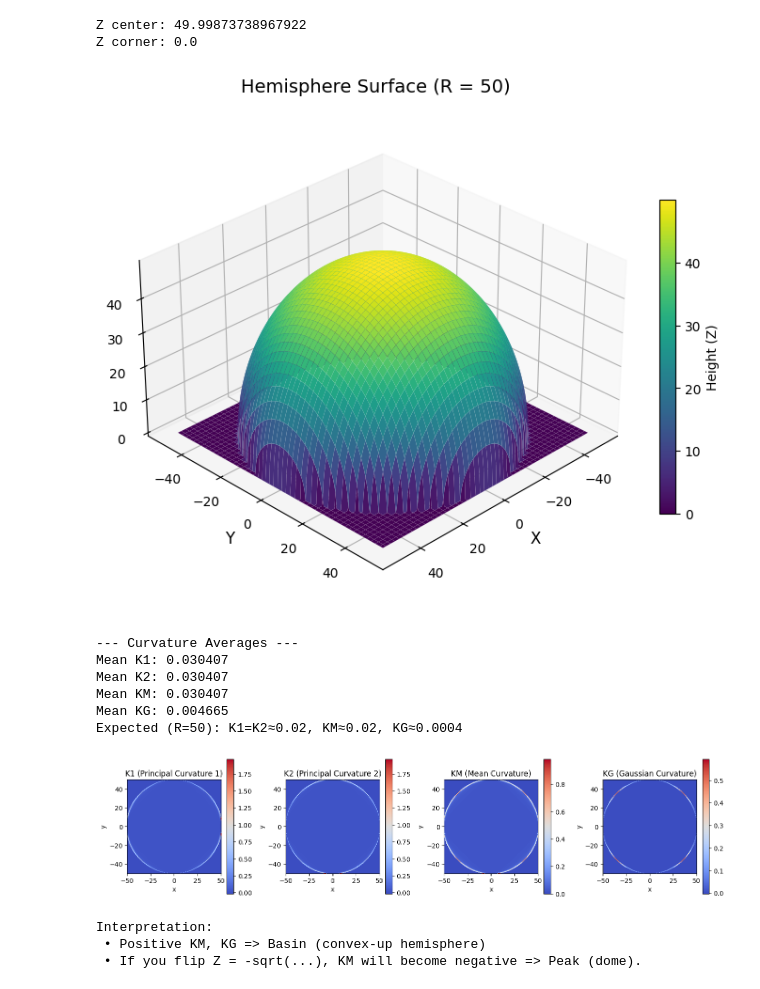
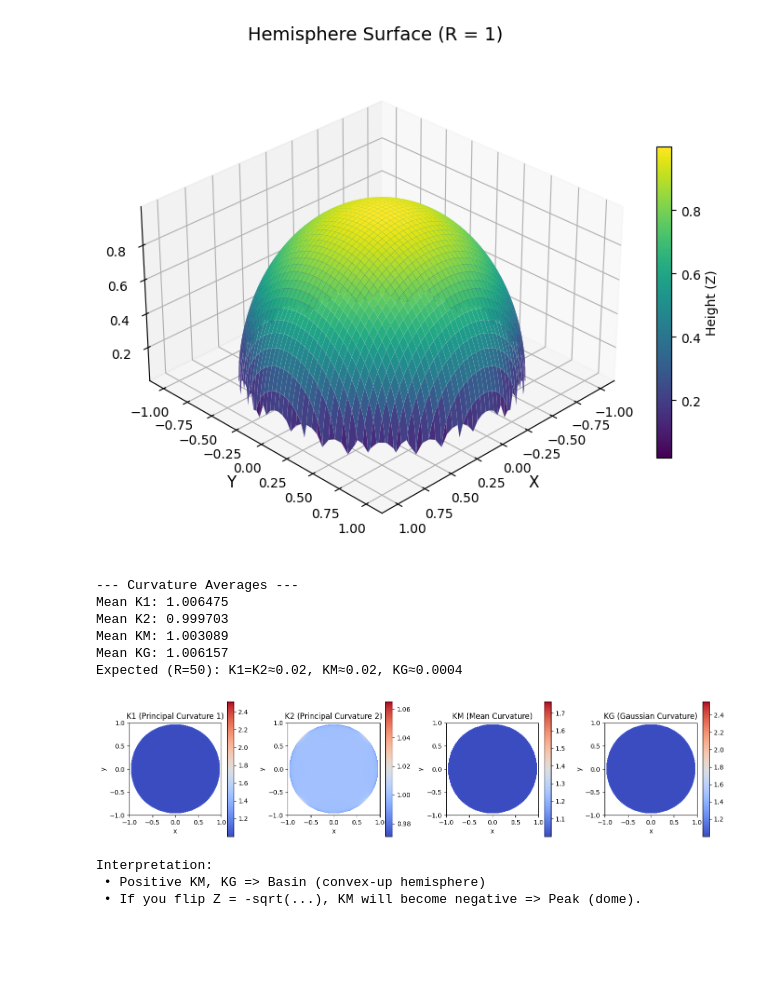
Before and after one commit to tschermer02/topoCurve1, a Jupyter notebook: src/example_sphere.ipynb, the cells around one changed output. Cells and saved outputs as stored; diff of their text form; code cells hidden in the pictures; blank space fills up the shorter version.

```diff
--- a/src/example_sphere.ipynb
+++ b/src/example_sphere.ipynb
@@ -10,14 +10,18 @@ import matplotlib.pyplot as plt
 # ---------------------------------------------------------
 # 1. Create synthetic hemisphere surface
 # ---------------------------------------------------------
-R = 50                      # radius of hemisphere
+R = 1                # radius of hemisphere
 N = 200                        # grid size
 x = np.linspace(-R, R, N)
 y = np.linspace(-R, R, N)
 X, Y = np.meshgrid(x, y)
 Z = np.sqrt(np.clip(R**2 - X**2 - Y**2, 0, None))
-print("Z center:", Z[Z.shape[0]//2, Z.shape[1]//2])
-print("Z corner:", Z[0,0])
+
+# ---------------------------------------------------------
+# Mask the rim (where Z = 0)
+# ---------------------------------------------------------
+mask = Z > 1e-6          # interior of the hemisphere
+Z_masked = np.where(mask, Z, np.nan)  # replace rim with NaN
 
 dx = x[1] - x[0]
 dy = y[1] - y[0]
@@ -32,7 +36,7 @@ fig = plt.figure(figsize=(7, 6))
 ax = fig.add_subplot(111, projection='3d')
 
 # Plot surface
-surf = ax.plot_surface(X, Y, Z, cmap='viridis', linewidth=0, antialiased=True)
+surf = ax.plot_surface(X, Y, Z_masked, cmap='viridis', linewidth=0, antialiased=True)
 
 # Axis labels
 ax.set_xlabel('X', fontsize=12)
@@ -54,7 +58,7 @@ plt.show()
 # 2. Run CurveCalc
 # ---------------------------------------------------------
 topo = TopoCurve.__new__(TopoCurve)  # create without needing file init
-K1, K2, KM, KG = topo.CurveCalc(Z, dx, dy, kt=1e-6)
+K1, K2, KM, KG = topo.CurveCalc(Z_masked, dx, dy, kt=1e-6)
 
 # ---------------------------------------------------------
 # 3. Print summary statistics
@@ -67,46 +71,44 @@ print(f"Mean KG: {np.nanmean(KG):.6f}")
 print(f"Expected (R=50): K1=K2≈0.02, KM≈0.02, KG≈0.0004")
 
 # ---------------------------------------------------------
 # 4. Plot curvature maps
 # ---------------------------------------------------------
 fig, axs = plt.subplots(1, 4, figsize=(14, 4))
 titles = ["K1 (Principal Curvature 1)",
           "K2 (Principal Curvature 2)",
           "KM (Mean Curvature)",
           "KG (Gaussian Curvature)"]
 
 data = [K1, K2, KM, KG]
 for ax, dat, title in zip(axs, data, titles):
     im = ax.imshow(dat, extent=[x.min(), x.max(), y.min(), y.max()],
                    cmap='coolwarm', origin='lower')
     ax.set_title(title)
     plt.colorbar(im, ax=ax, shrink=0.8)
     ax.set_xlabel("x")
     ax.set_ylabel("y")
 
 plt.tight_layout()
 plt.show()
 
 # ---------------------------------------------------------
 # 5. Interpretation hint
 # ---------------------------------------------------------
 print("\nInterpretation:")
 print(" • Positive KM, KG => Basin (convex-up hemisphere)")
 print(" • If you flip Z = -sqrt(...), KM will become negative => Peak (dome).")
 # %% [output]
+[figure, new version]
-Z center: 49.99873738967922
-Z corner: 0.0
+--- Curvature Averages ---
+Mean K1: 1.006475
+Mean K2: 0.999703
+Mean KM: 1.003089
+Mean KG: 1.006157
+Expected (R=50): K1=K2≈0.02, KM≈0.02, KG≈0.0004
-[figure, old version]
+[figure, new version]
---- Curvature Averages ---
-Mean K1: 0.030407
-Mean K2: 0.030407
-Mean KM: 0.030407
-Mean KG: 0.004665
-Expected (R=50): K1=K2≈0.02, KM≈0.02, KG≈0.0004
+Interpretation:
+ • Positive KM, KG => Basin (convex-up hemisphere)
+ • If you flip Z = -sqrt(...), KM will become negative => Peak (dome).
-[figure, old version]
-Interpretation:
- • Positive KM, KG => Basin (convex-up hemisphere)
- • If you flip Z = -sqrt(...), KM will become negative => Peak (dome).
 # %%
 import numpy as np
 import matplotlib.pyplot as plt
```
Also changed, not shown: parts of 1 cell of this notebook, 1 other file.
